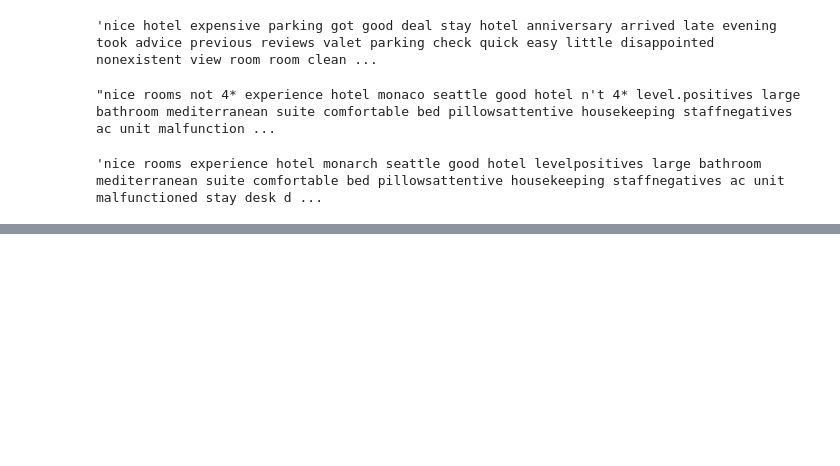
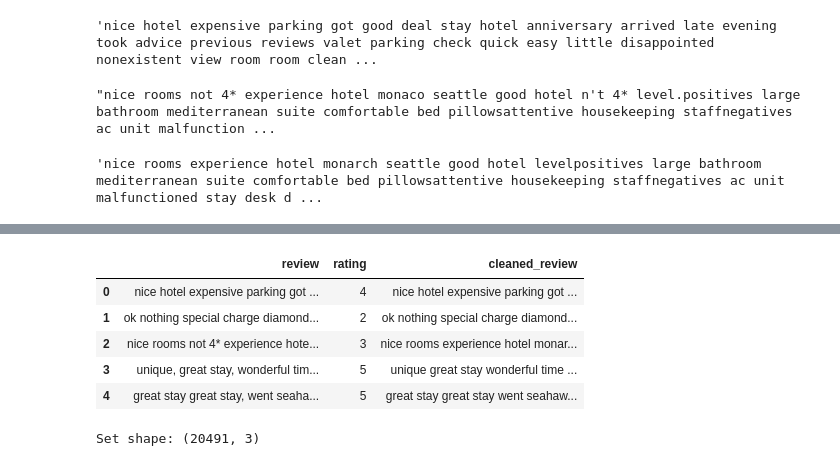
Before and after one commit to FIUBA-CEIA-18Co2024/AM1-TP, a Jupyter notebook: notebook.ipynb, the cells around one changed output, grey strips where cells are left out. Saved outputs shown, nothing was run; the diff lists cells and outputs as text; code cells hidden in the pictures; blank space fills up the shorter version.

```diff
--- a/notebook.ipynb
+++ b/notebook.ipynb
@@ -54,9 +60,29 @@ def preprocess_text(text):
     # Join tokens back to text
     return ' '.join(tokens)
 
-def parallel_preprocess(texts, n_cores=4):
+def parallel_preprocess(texts, n_cores=10):
+    total = len(texts)
+    processed_texts = []
+
+    print(f"Starting processing of {total} texts...")
+    start_time = time.time()
+    last_batch_time = start_time
+
     with Pool(n_cores) as pool:
-        processed_texts = pool.map(preprocess_text, texts)
+        for i, result in enumerate(pool.imap(preprocess_text, texts)):
+            processed_texts.append(result)
+            if (i + 1) % 10 == 0:
+                current_time = time.time()
+                batch_time = current_time - last_batch_time
+                total_time = current_time - start_time
+
+                print(f"Processed {i + 1}/{total} texts ({((i + 1)/total)*100:.1f}%)")
+                print(f"Batch time: {timedelta(seconds=batch_time)} - Total time so far: {timedelta(seconds=total_time)}")
+                last_batch_time = current_time
+
+    total_execution_time = time.time() - start_time
+    print(f"Processing completed!")
+    print(f"Total execution time: {timedelta(seconds=total_execution_time)}")
     return processed_texts
 # %%
 df['review'][0]
@@ -82,3 +154,16 @@ df.to_csv('data/cleaned_dataset.csv', index=False)
+# %%
+df.head(5)
+# %% [output]
+|  | review | rating | cleaned_review |
+| 0 | nice hotel expensive parking got ... | 4 | nice hotel expensive parking got ... |
+| 1 | ok nothing special charge diamond... | 2 | ok nothing special charge diamond... |
+| 2 | nice rooms not 4* experience hote... | 3 | nice rooms experience hotel monar... |
+| 3 | unique, great stay, wonderful tim... | 5 | unique great stay wonderful time ... |
+| 4 | great stay great stay, went seaha... | 5 | great stay great stay went seahaw... |
+# %%
+print("Set shape:", df.shape)
+# %% [output]
+Set shape: (20491, 3)
 # %%
 
 # 1. Simple side-by-side comparison
```
Also changed, not shown: parts of 9 cells of this notebook.
